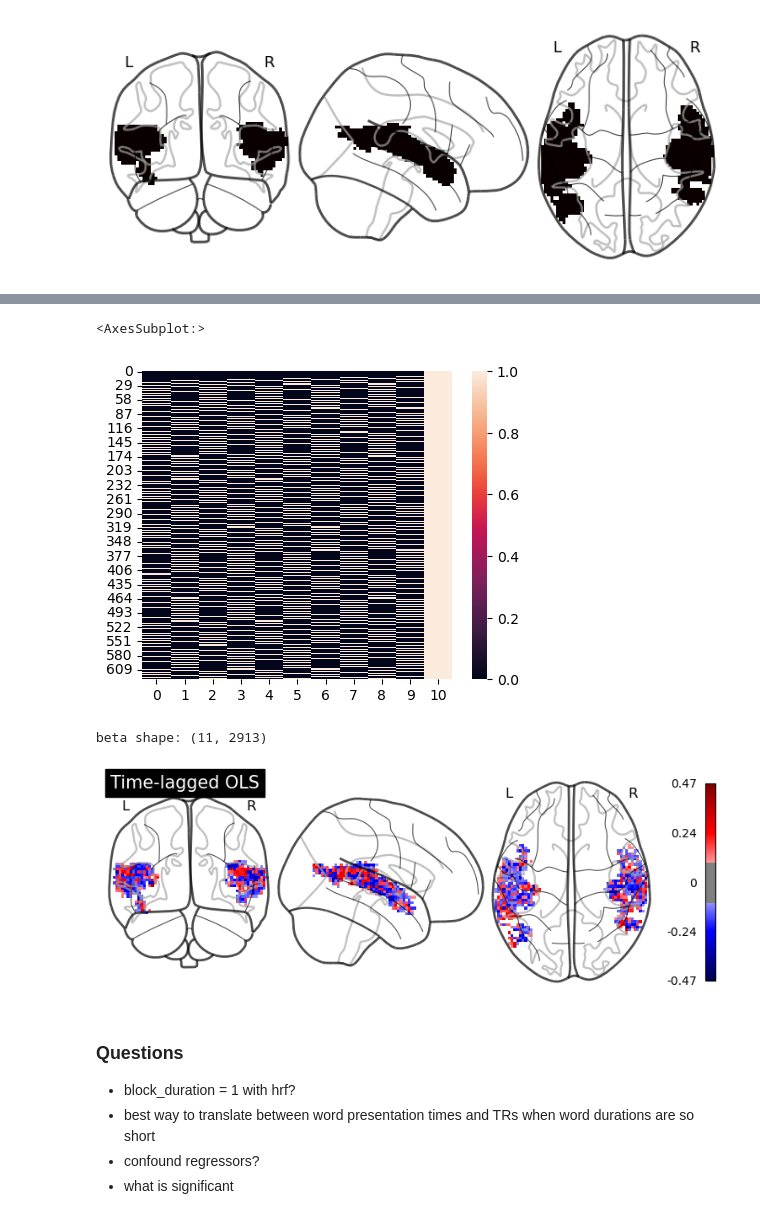
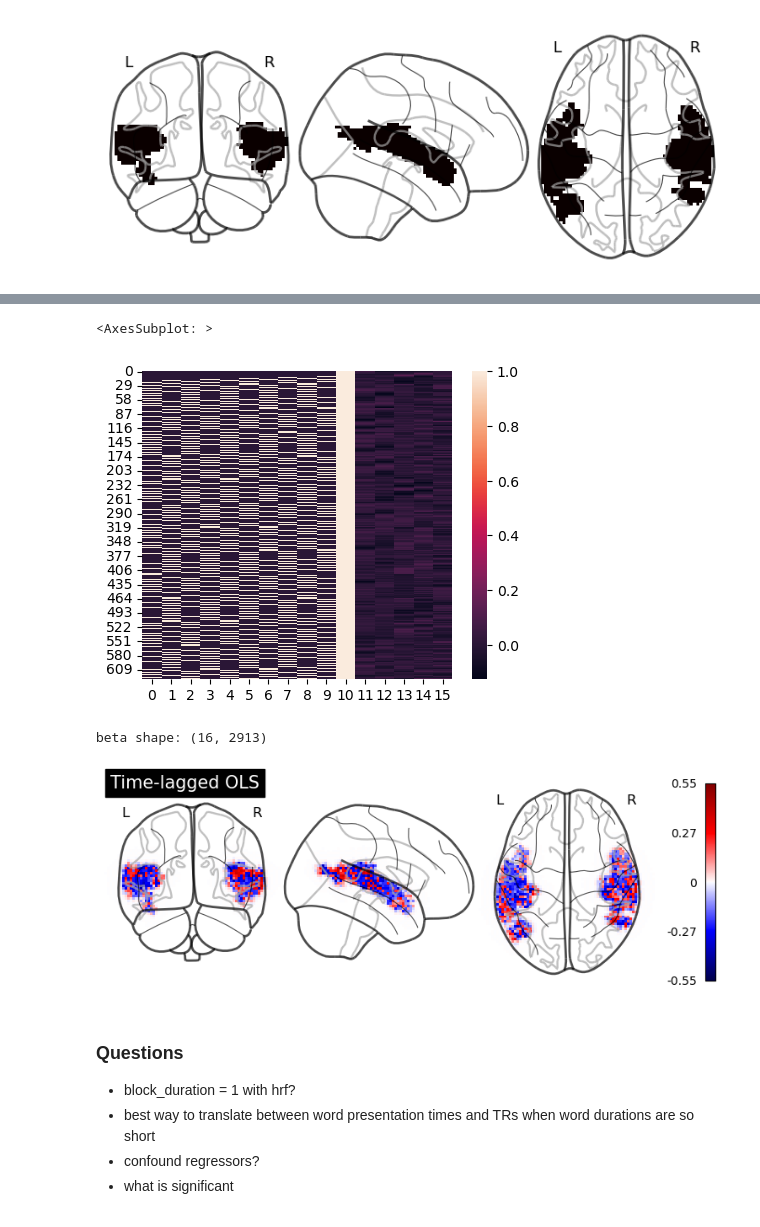
Before and after one commit to thejuc/multilang, a Jupyter notebook: code/analysis/subject_level_glm.ipynb, the cells around one changed output, grey strips where cells are left out. Saved outputs shown, nothing was run; the diff lists cells and outputs as text; code cells hidden in the pictures.

Commit message:
Add acompcor regressors

```diff
--- a/code/analysis/subject_level_glm.ipynb
+++ b/code/analysis/subject_level_glm.ipynb
@@ -49,0 +48,18 @@ See the caveats in the documentation: https://pandas.pydata.org/pandas-docs/stab
+# %%
+# TODO: ask about confounds regressors - do we have any computed?
+# Load fMRIPrep confound regressors
+confounds_f = '/jukebox/PNI-classes/students/NEU502/2023-NEU502B/wlong/multilang/data/bids/derivatives/fmriprep/sub-002/ses-01/func/sub-002_ses-01_task-language_desc-confounds_timeseries.tsv'
+confounds_df = pd.read_table(confounds_f, sep='\t')
+
+# Extract aCompCor signals from confounds table
+acompcor_n = 5
+acompcor_df = confounds_df.filter(regex='a_comp_cor').iloc[:, :acompcor_n]
+acompcor_labels = acompcor_df.columns.tolist()
+acompcor = acompcor_df.values
+acompcor = acompcor[:n_trs-1,:]
+
+# Plot aCompCor regressors:
+fig, ax = plt.subplots(figsize=(8, 2))
+ax.plot(np.arange(n_trs-1), acompcor)
+ax.set(xlim=(0, n_trs), xlabel='TRs')
+sns.despine()
@@ -127,16 +148,17 @@ plot_glass_brain(beta_img, colorbar=True, cmap='seismic', threshold=0.02,
 # %%
 # time lagged regression
 from scipy.linalg import hankel
 
 filt_len = 10
 padded_stim = np.pad(stim_trs, (filt_len-1, 0), constant_values=(0, 0))
 X = hankel(padded_stim[:-filt_len+1], padded_stim[-filt_len:])
 X = np.hstack((X, np.ones((X.shape[0], 1))))
+X = np.hstack((X, acompcor))
 fig, axs = plt.subplots(1, 1, figsize=(5, 4))
 sns.heatmap(X, ax=axs)
 # %% [output]
-<AxesSubplot:>
+<AxesSubplot: >
-[figure, old version]
+[figure, new version]
 # %%
 # Run regression with basic OLS
 b, _, _, _ = np.linalg.lstsq(X, Y, rcond=-1)
@@ -145,18 +167,18 @@ print('beta shape:', b.shape)
 # Make beta coefficient brain map
 beta_map = np.zeros(masker.shape)
 mask_coords = np.where(masker.get_fdata() == 1)
-beta_map[mask_coords] = b[-2]
+beta_map[mask_coords] = b[1]
 
 # Convert zero values to NaNs for plotting
 beta_map[beta_map == 0] = np.nan
 
 beta_img = nib.Nifti1Image(beta_map, affine=masker.affine)
 
-plot_glass_brain(beta_img, colorbar=True, cmap='seismic', threshold=0.1,
+plot_glass_brain(beta_img, colorbar=True, cmap='seismic',
                  plot_abs=False, title='Time-lagged OLS');
 # %% [output]
-beta shape: (11, 2913)
+beta shape: (16, 2913)
-[figure, old version]
+[figure, new version]
 # %% [markdown]
 ### Questions
 
```
Also changed, not shown: parts of 5 cells of this notebook.
